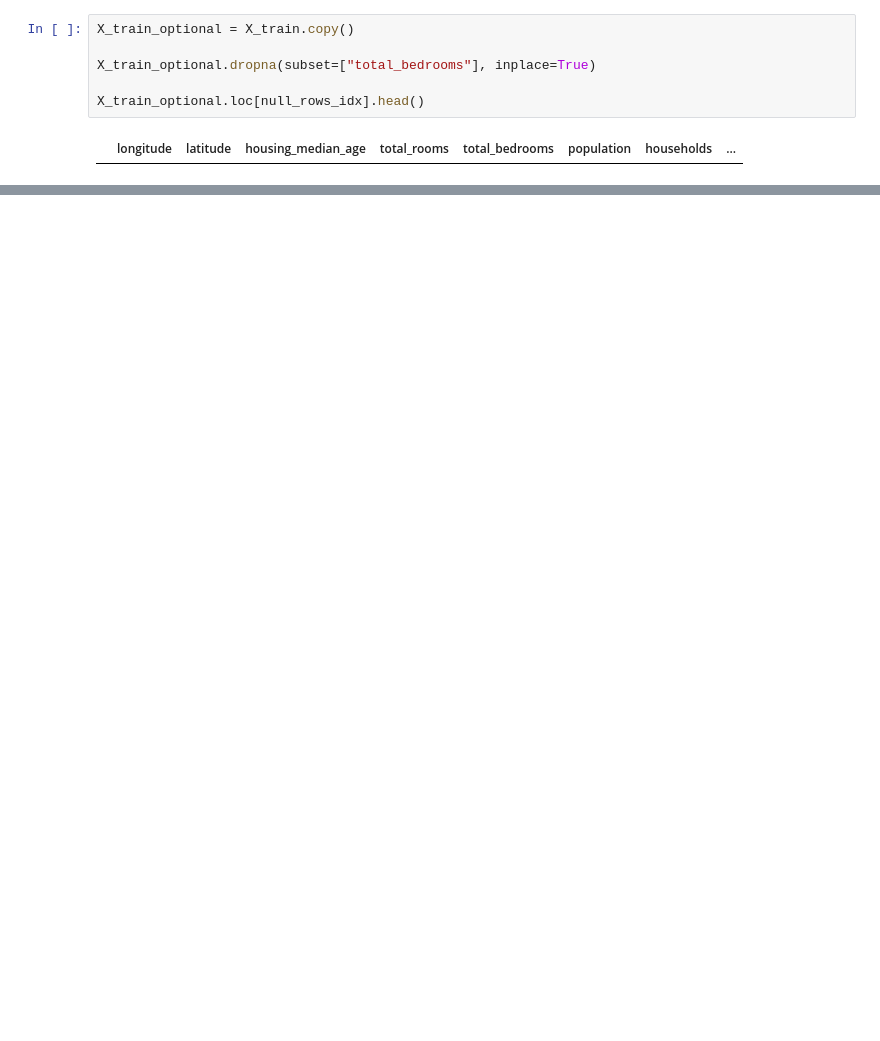
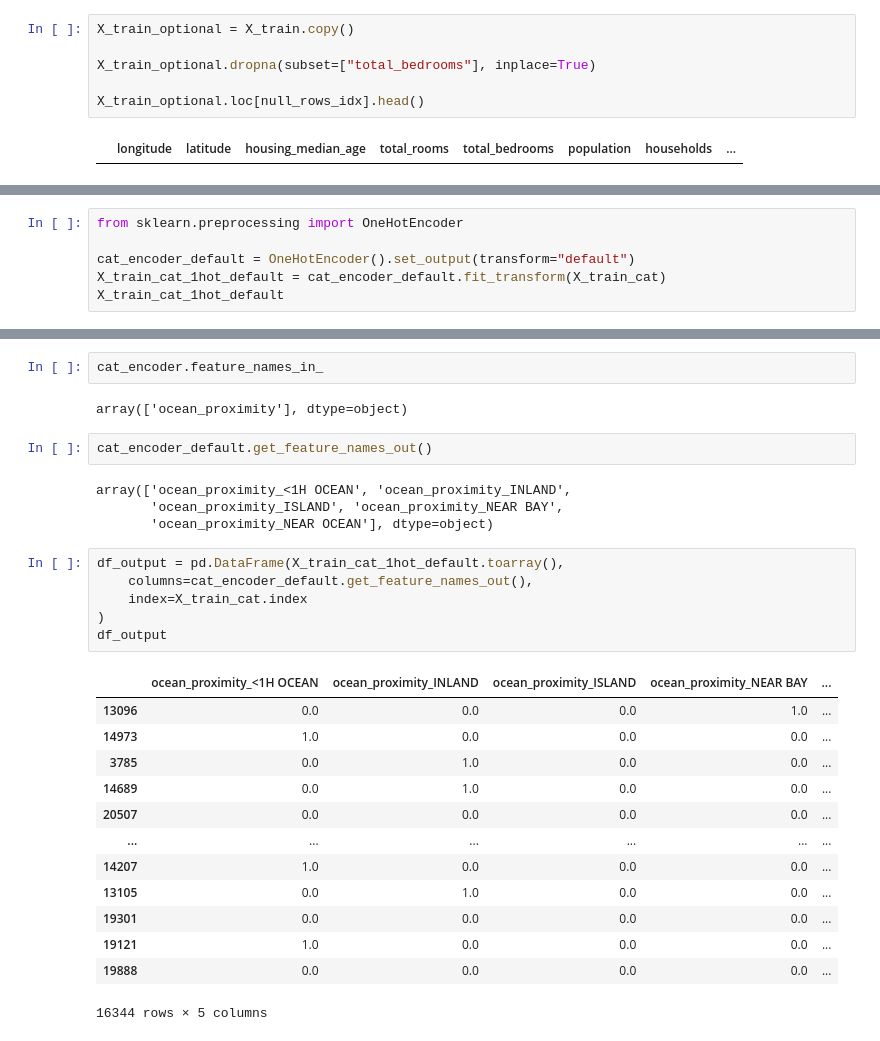
Before and after one commit to JakubZajas/WUM, a Jupyter notebook: notebook2.ipynb, the cells around one changed output, grey strips where cells are left out. Cells and saved outputs as stored; diff of their text form; blank space fills up the shorter version.

```diff
--- a/notebook2.ipynb
+++ b/notebook2.ipynb
@@ -279,0 +394,6 @@ X_train_optional.loc[null_rows_idx].head()
+# %%
+from sklearn.preprocessing import OneHotEncoder
+
+cat_encoder_default = OneHotEncoder().set_output(transform="default")
+X_train_cat_1hot_default = cat_encoder_default.fit_transform(X_train_cat)
+X_train_cat_1hot_default
@@ -279,0 +469,30 @@ X_train_optional.loc[null_rows_idx].head()
+# %%
+cat_encoder.feature_names_in_
+# %% [output]
+array(['ocean_proximity'], dtype=object)
+# %%
+cat_encoder_default.get_feature_names_out()
+# %% [output]
+array(['ocean_proximity_<1H OCEAN', 'ocean_proximity_INLAND',
+       'ocean_proximity_ISLAND', 'ocean_proximity_NEAR BAY',
+       'ocean_proximity_NEAR OCEAN'], dtype=object)
+# %%
+df_output = pd.DataFrame(X_train_cat_1hot_default.toarray(),
+    columns=cat_encoder_default.get_feature_names_out(),
+    index=X_train_cat.index
+)
+df_output
+# %% [output]
+|  | ocean_proximity_<1H OCEAN | ocean_proximity_INLAND | ocean_proximity_ISLAND | ocean_proximity_NEAR BAY | ... |
+| 13096 | 0.0 | 0.0 | 0.0 | 1.0 | ... |
+| 14973 | 1.0 | 0.0 | 0.0 | 0.0 | ... |
+| 3785 | 0.0 | 1.0 | 0.0 | 0.0 | ... |
+| 14689 | 0.0 | 1.0 | 0.0 | 0.0 | ... |
+| 20507 | 0.0 | 0.0 | 0.0 | 0.0 | ... |
+| ... | ... | ... | ... | ... | ... |
+| 14207 | 1.0 | 0.0 | 0.0 | 0.0 | ... |
+| 13105 | 0.0 | 1.0 | 0.0 | 0.0 | ... |
+| 19301 | 0.0 | 0.0 | 0.0 | 0.0 | ... |
+| 19121 | 1.0 | 0.0 | 0.0 | 0.0 | ... |
+| 19888 | 0.0 | 0.0 | 0.0 | 0.0 | ... |
+16344 rows × 5 columns
```
Also changed, not shown: parts of 32 cells of this notebook, 1 other file.
